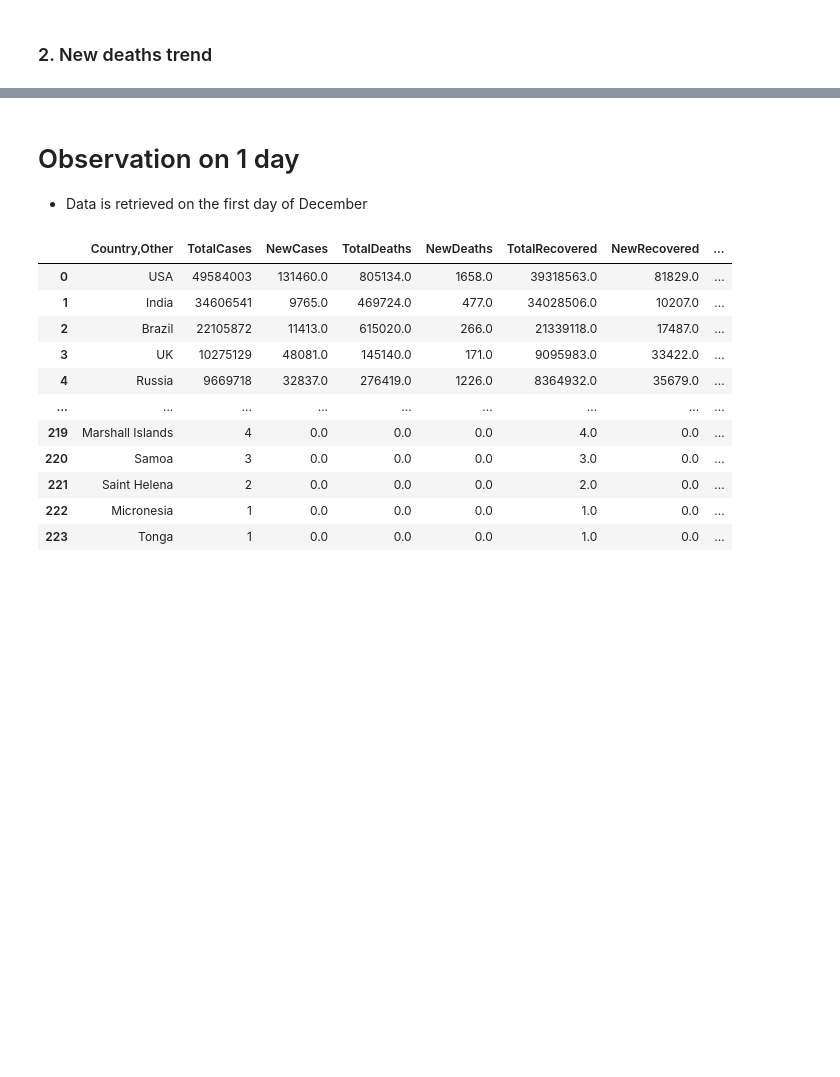
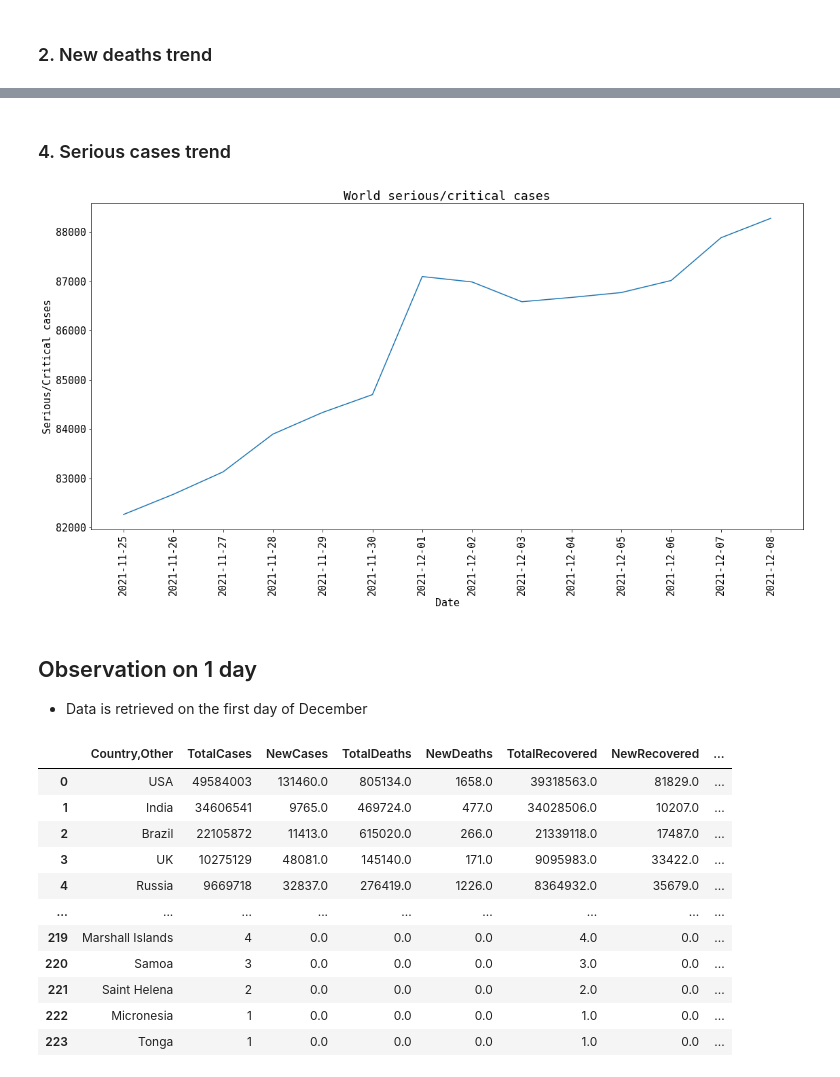
Before and after one commit to ndkhoa0704/Worldometers-explorer, a Jupyter notebook: explore.ipynb, the cells around one changed output, grey strips where cells are left out. Cells and saved outputs as stored; diff of their text form; code cells hidden in the pictures; blank space fills up the shorter version.

```diff
--- a/explore.ipynb
+++ b/explore.ipynb
@@ -122,5 +127,18 @@ draw_fig(
+# %% [markdown]
+### 4. Serious cases trend
+# %%
+draw_fig(
+    [dates,[np.sum(dfs[d]["Serious,Critical"]) for d in dates]],
+    'Date',
+    'Serious/Critical cases',
+    'World serious/critical cases',
+    'WorldSerious-CriticalCasesAll',
+    'plot'
+    )
+# %% [output]
+[figure, added]
 # %% [markdown]
-# Observation on 1 day
+## Observation on 1 day
 * Data is retrieved on the first day of December
 # %%
 date_t = "2021-12-01"
```
Also changed, not shown: parts of 29 cells of this notebook, 9 other files.
